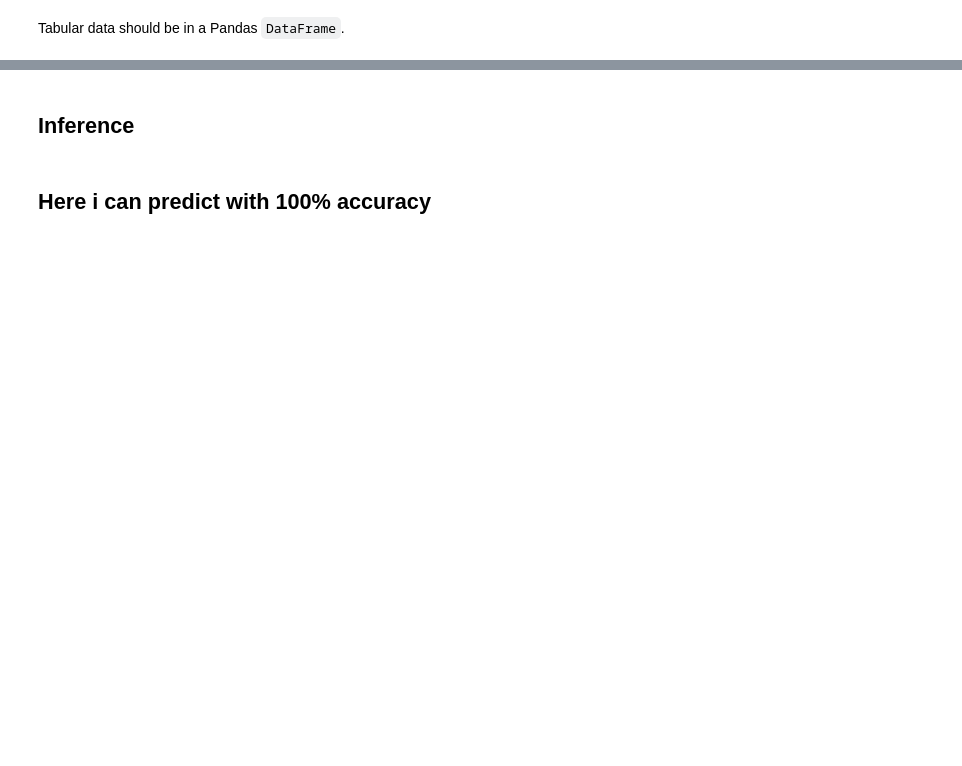
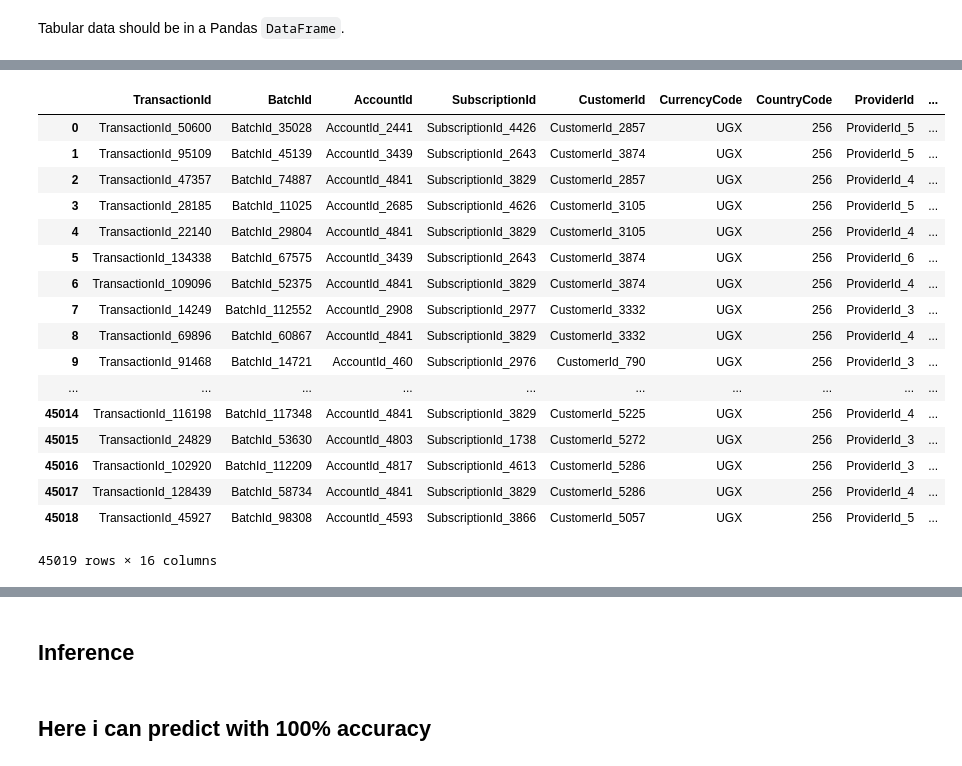
Before and after one commit to KenyanGeek/Binary-Classification-with-Unbalanced-Data-Deep-Learning-using-Fast.ai, a Jupyter notebook: Xente_Fraud_Detection_Challenge.ipynb, the cells around one changed output, grey strips where cells are left out. Drawn from its saved outputs; the diff is of its cells as text; code cells hidden in the pictures; blank space fills up the shorter version.

```diff
--- a/Xente_Fraud_Detection_Challenge.ipynb
+++ b/Xente_Fraud_Detection_Challenge.ipynb
@@ -34,0 +128,21 @@ Saving test.csv to test (3).csv
+# %%
+df_train = pd.read_csv('/content/gdrive/My Drive/data/training.csv')
+# %% [output]
+|  | TransactionId | BatchId | AccountId | SubscriptionId | CustomerId | CurrencyCode | CountryCode | ProviderId | ... |
+| 0 | TransactionId_50600 | BatchId_35028 | AccountId_2441 | SubscriptionId_4426 | CustomerId_2857 | UGX | 256 | ProviderId_5 | ... |
+| 1 | TransactionId_95109 | BatchId_45139 | AccountId_3439 | SubscriptionId_2643 | CustomerId_3874 | UGX | 256 | ProviderId_5 | ... |
+| 2 | TransactionId_47357 | BatchId_74887 | AccountId_4841 | SubscriptionId_3829 | CustomerId_2857 | UGX | 256 | ProviderId_4 | ... |
+| 3 | TransactionId_28185 | BatchId_11025 | AccountId_2685 | SubscriptionId_4626 | CustomerId_3105 | UGX | 256 | ProviderId_5 | ... |
+| 4 | TransactionId_22140 | BatchId_29804 | AccountId_4841 | SubscriptionId_3829 | CustomerId_3105 | UGX | 256 | ProviderId_4 | ... |
+| 5 | TransactionId_134338 | BatchId_67575 | AccountId_3439 | SubscriptionId_2643 | CustomerId_3874 | UGX | 256 | ProviderId_6 | ... |
+| 6 | TransactionId_109096 | BatchId_52375 | AccountId_4841 | SubscriptionId_3829 | CustomerId_3874 | UGX | 256 | ProviderId_4 | ... |
+| 7 | TransactionId_14249 | BatchId_112552 | AccountId_2908 | SubscriptionId_2977 | CustomerId_3332 | UGX | 256 | ProviderId_3 | ... |
+| 8 | TransactionId_69896 | BatchId_60867 | AccountId_4841 | SubscriptionId_3829 | CustomerId_3332 | UGX | 256 | ProviderId_4 | ... |
+| 9 | TransactionId_91468 | BatchId_14721 | AccountId_460 | SubscriptionId_2976 | CustomerId_790 | UGX | 256 | ProviderId_3 | ... |
+| ... | ... | ... | ... | ... | ... | ... | ... | ... | ... |
+| 45014 | TransactionId_116198 | BatchId_117348 | AccountId_4841 | SubscriptionId_3829 | CustomerId_5225 | UGX | 256 | ProviderId_4 | ... |
+| 45015 | TransactionId_24829 | BatchId_53630 | AccountId_4803 | SubscriptionId_1738 | CustomerId_5272 | UGX | 256 | ProviderId_3 | ... |
+| 45016 | TransactionId_102920 | BatchId_112209 | AccountId_4817 | SubscriptionId_4613 | CustomerId_5286 | UGX | 256 | ProviderId_3 | ... |
+| 45017 | TransactionId_128439 | BatchId_58734 | AccountId_4841 | SubscriptionId_3829 | CustomerId_5286 | UGX | 256 | ProviderId_4 | ... |
+| 45018 | TransactionId_45927 | BatchId_98308 | AccountId_4593 | SubscriptionId_3866 | CustomerId_5057 | UGX | 256 | ProviderId_5 | ... |
+45019 rows × 16 columns
```
Also changed, not shown: parts of 26 cells of this notebook.
